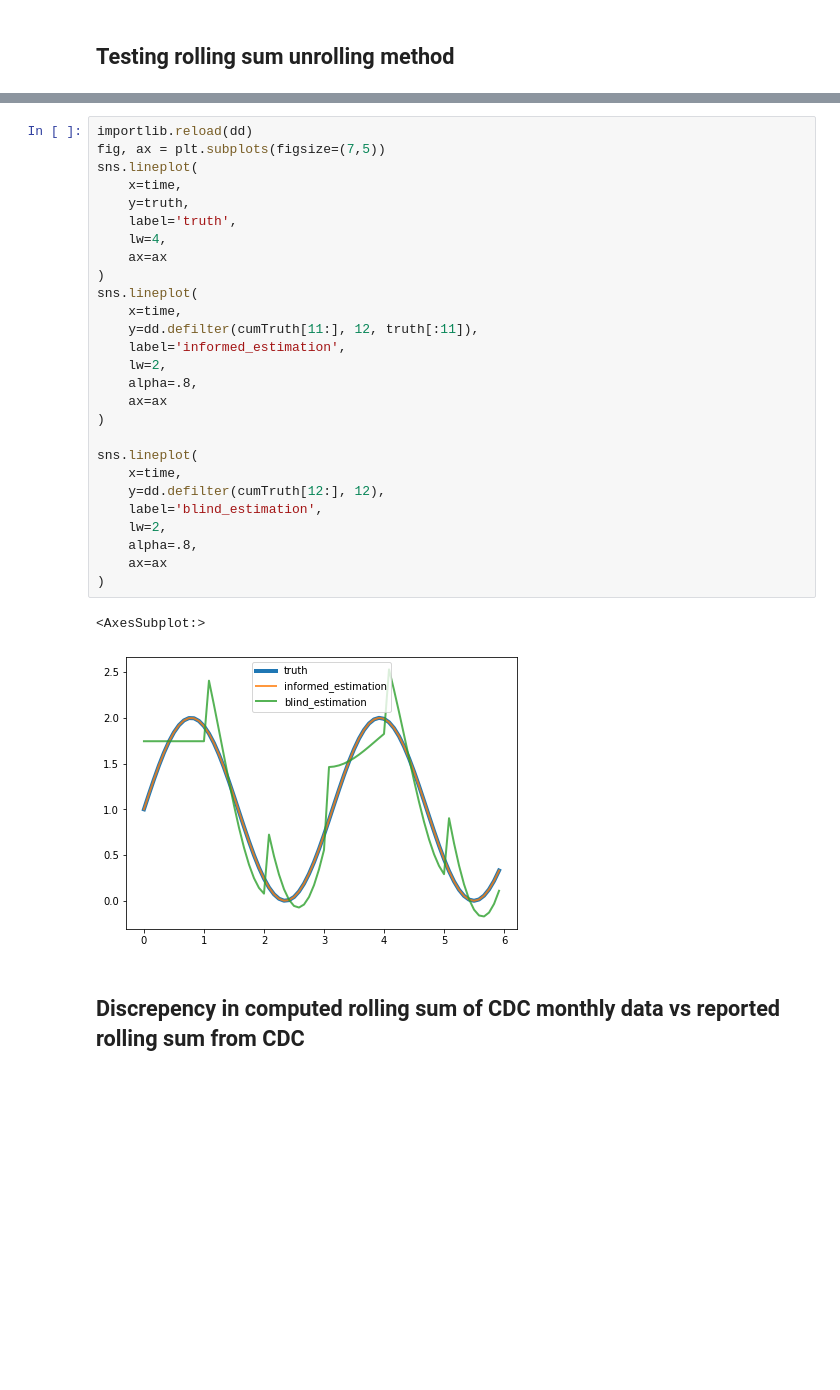
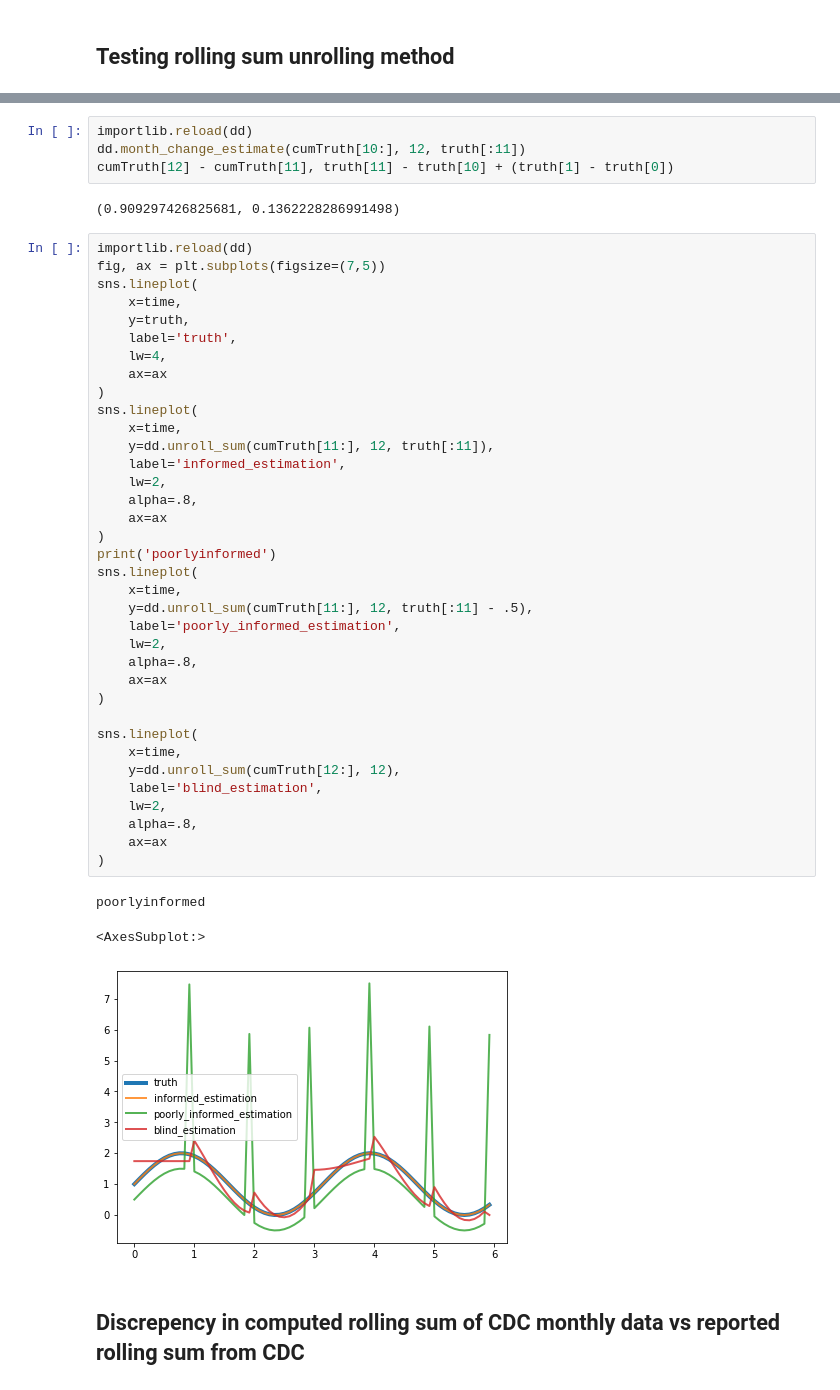
Before and after one commit to akre96/cdc_overdose, a Jupyter notebook: CDC_overdose_monthly_recovery.ipynb, the cells around one changed output, grey strips where cells are left out. Drawn from its saved outputs; the diff is of its cells as text; blank space fills up the shorter version.

```diff
--- a/CDC_overdose_monthly_recovery.ipynb
+++ b/CDC_overdose_monthly_recovery.ipynb
@@ -130,33 +183,49 @@ cumTruth = pd.Series(truth).rolling(window=12).sum().values
+# %%
+importlib.reload(dd)
+dd.month_change_estimate(cumTruth[10:], 12, truth[:11])
+cumTruth[12] - cumTruth[11], truth[11] - truth[10] + (truth[1] - truth[0])
+# %% [output]
+(0.909297426825681, 0.1362228286991498)
 # %%
 importlib.reload(dd)
 fig, ax = plt.subplots(figsize=(7,5))
 sns.lineplot(
     x=time,
     y=truth,
     label='truth',
     lw=4,
     ax=ax
 )
 sns.lineplot(
     x=time,
-    y=dd.defilter(cumTruth[11:], 12, truth[:11]),
+    y=dd.unroll_sum(cumTruth[11:], 12, truth[:11]),
     label='informed_estimation',
+    lw=2,
+    alpha=.8,
+    ax=ax
+)
+print('poorlyinformed')
+sns.lineplot(
+    x=time,
+    y=dd.unroll_sum(cumTruth[11:], 12, truth[:11] - .5),
+    label='poorly_informed_estimation',
     lw=2,
     alpha=.8,
     ax=ax
 )
 
 sns.lineplot(
     x=time,
-    y=dd.defilter(cumTruth[12:], 12),
+    y=dd.unroll_sum(cumTruth[12:], 12),
     label='blind_estimation',
     lw=2,
     alpha=.8,
     ax=ax
 )
 # %% [output]
-<AxesSubplot:>
+poorlyinformed
+<AxesSubplot:>
-[figure, old version]
+[figure, new version]
 # %% [markdown]
 ## Discrepency in computed rolling sum of CDC monthly data vs reported rolling sum from CDC
 # %%
```
Also changed, not shown: parts of 13 cells of this notebook, 28 other files.
